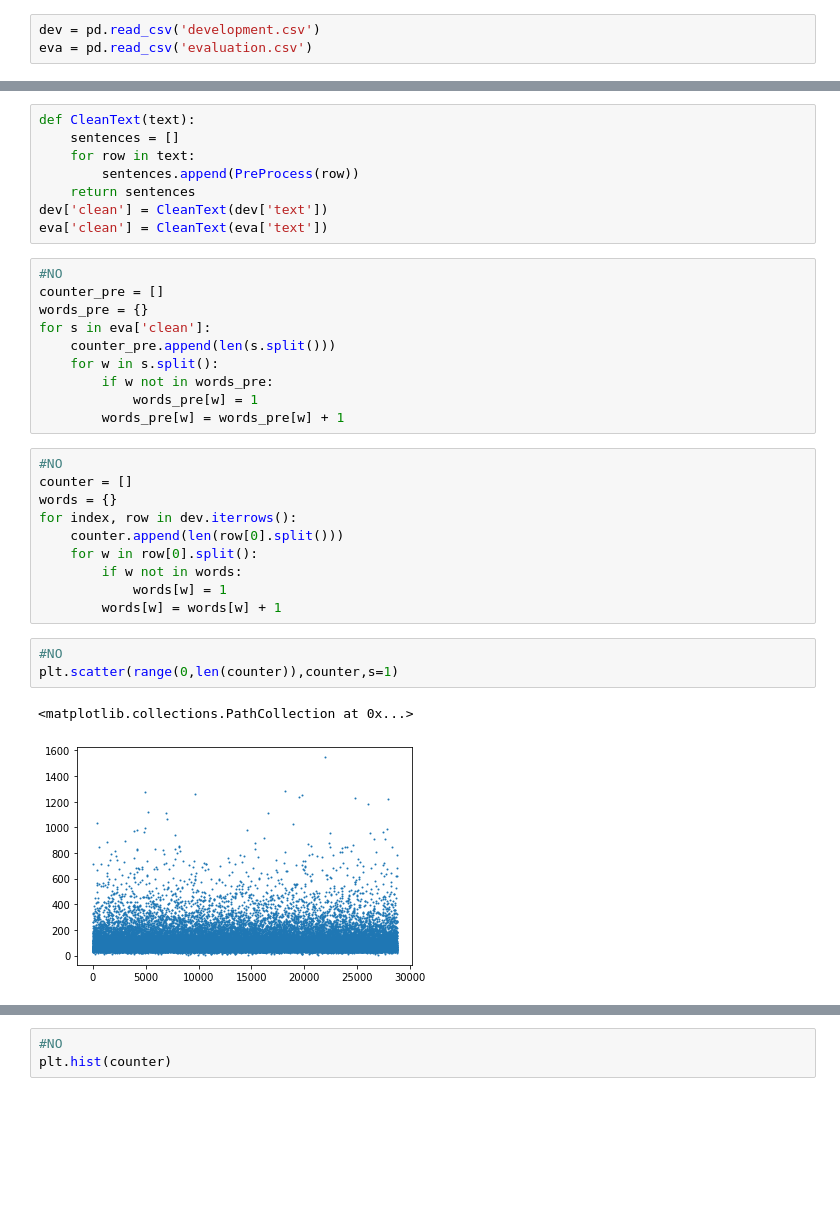
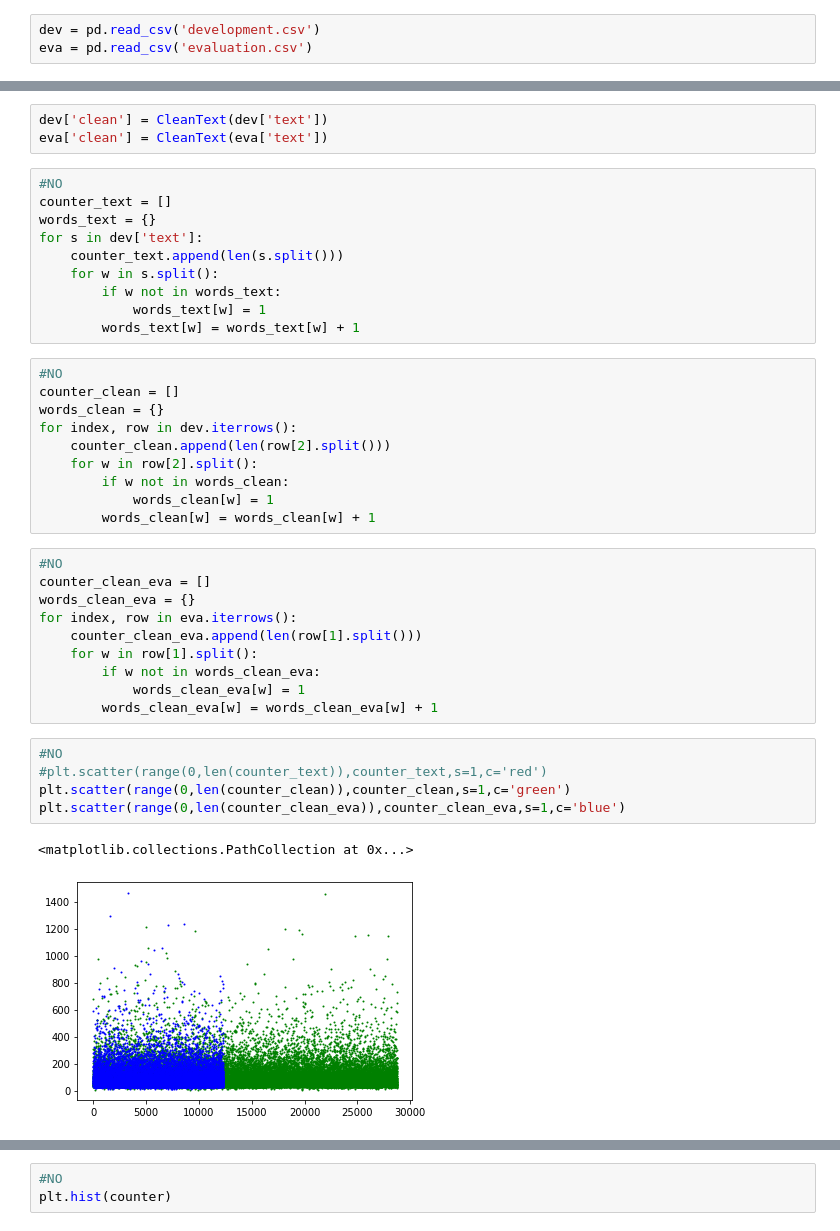
Before and after one commit to MauriVass/DataScienceCourseExam, a Jupyter notebook: Exam.ipynb, the cells around one changed output, grey strips where cells are left out. Saved outputs shown, nothing was run; the diff lists cells and outputs as text; blank space fills up the shorter version.

```diff
--- a/Exam.ipynb
+++ b/Exam.ipynb
@@ -29,34 +43,41 @@ def PreProcess(sentence):
 # %%
-def CleanText(text):
-    sentences = []
-    for row in text:
-        sentences.append(PreProcess(row))
-    return sentences
 dev['clean'] = CleanText(dev['text'])
 eva['clean'] = CleanText(eva['text'])
 # %%
 #NO
-counter_pre = []
-words_pre = {}
-for s in eva['clean']:
-    counter_pre.append(len(s.split()))
+counter_text = []
+words_text = {}
+for s in dev['text']:
+    counter_text.append(len(s.split()))
     for w in s.split():
-        if w not in words_pre:
-            words_pre[w] = 1
-        words_pre[w] = words_pre[w] + 1
+        if w not in words_text:
+            words_text[w] = 1
+        words_text[w] = words_text[w] + 1
 # %%
 #NO
-counter = []
-words = {}
+counter_clean = []
+words_clean = {}
 for index, row in dev.iterrows():
-    counter.append(len(row[0].split()))
-    for w in row[0].split():
-        if w not in words:
-            words[w] = 1
-        words[w] = words[w] + 1
+    counter_clean.append(len(row[2].split()))
+    for w in row[2].split():
+        if w not in words_clean:
+            words_clean[w] = 1
+        words_clean[w] = words_clean[w] + 1
-# %%
-#NO
-plt.scatter(range(0,len(counter)),counter,s=1)
-# %% [output]
-<matplotlib.collections.PathCollection at 0x...>
-[figure, removed]
+# %%
+#NO
+counter_clean_eva = []
+words_clean_eva = {}
+for index, row in eva.iterrows():
+    counter_clean_eva.append(len(row[1].split()))
+    for w in row[1].split():
+        if w not in words_clean_eva:
+            words_clean_eva[w] = 1
+        words_clean_eva[w] = words_clean_eva[w] + 1
+# %%
+#NO
+#plt.scatter(range(0,len(counter_text)),counter_text,s=1,c='red')
+plt.scatter(range(0,len(counter_clean)),counter_clean,s=1,c='green')
+plt.scatter(range(0,len(counter_clean_eva)),counter_clean_eva,s=1,c='blue')
+# %% [output]
+<matplotlib.collections.PathCollection at 0x...>
+[figure, added]
```
Also changed, not shown: parts of 19 cells of this notebook.
